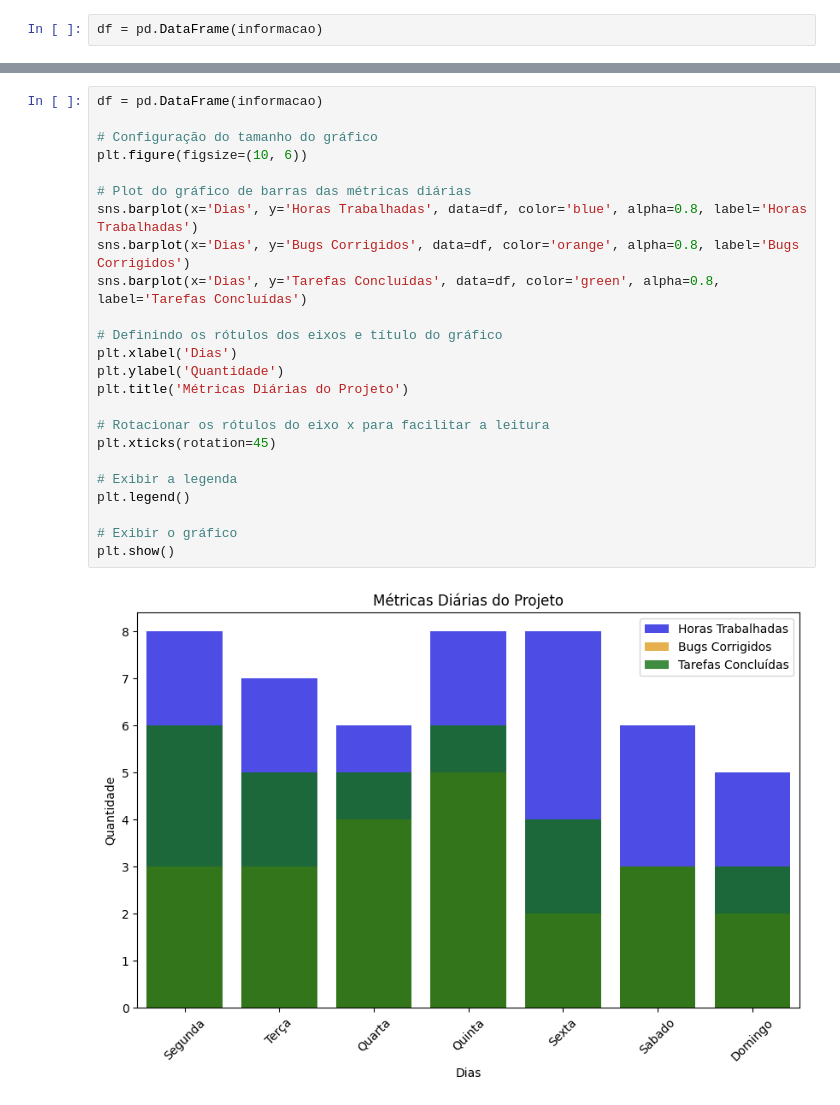
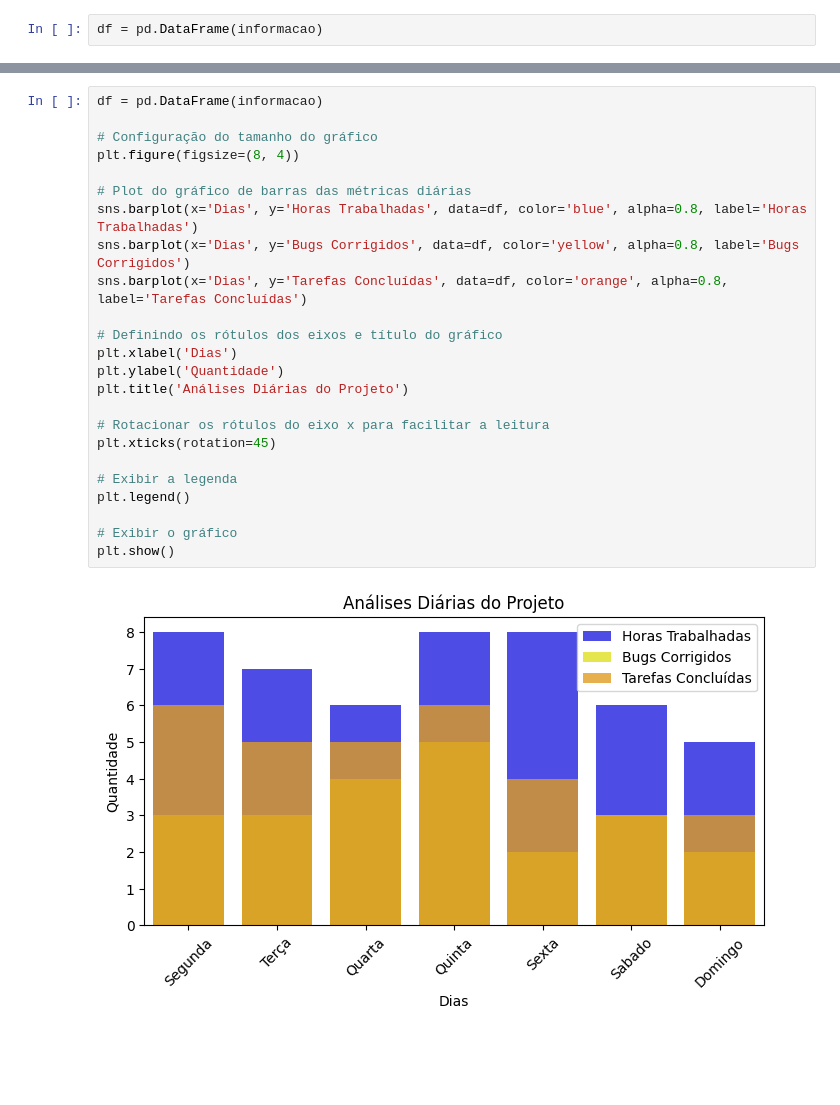
Before and after one commit to Fabiana5308/Fabiana5308, a Jupyter notebook: projeto_individual_M4.ipynb, the cells around one changed output, grey strips where cells are left out. Drawn from its saved outputs; the diff is of its cells as text; blank space fills up the shorter version.

```diff
--- a/projeto_individual_M4.ipynb
+++ b/projeto_individual_M4.ipynb
@@ -191,29 +182,29 @@ plt.show()
 # %%
 df = pd.DataFrame(informacao)
 
 # Configuração do tamanho do gráfico
-plt.figure(figsize=(10, 6))
+plt.figure(figsize=(8, 4))
 
 # Plot do gráfico de barras das métricas diárias
 sns.barplot(x='Dias', y='Horas Trabalhadas', data=df, color='blue', alpha=0.8, label='Horas Trabalhadas')
-sns.barplot(x='Dias', y='Bugs Corrigidos', data=df, color='orange', alpha=0.8, label='Bugs Corrigidos')
-sns.barplot(x='Dias', y='Tarefas Concluídas', data=df, color='green', alpha=0.8, label='Tarefas Concluídas')
+sns.barplot(x='Dias', y='Bugs Corrigidos', data=df, color='yellow', alpha=0.8, label='Bugs Corrigidos')
+sns.barplot(x='Dias', y='Tarefas Concluídas', data=df, color='orange', alpha=0.8, label='Tarefas Concluídas')
 
 # Definindo os rótulos dos eixos e título do gráfico
 plt.xlabel('Dias')
 plt.ylabel('Quantidade')
-plt.title('Métricas Diárias do Projeto')
+plt.title('Análises Diárias do Projeto')
 
 # Rotacionar os rótulos do eixo x para facilitar a leitura
 plt.xticks(rotation=45)
 
 # Exibir a legenda
 plt.legend()
 
 # Exibir o gráfico
 plt.show()
 # %% [output]
-[figure, old version]
+[figure, new version]
 # %%
 # Criação do DataFrame
 df = pd.DataFrame(informacao)
```
Also changed, not shown: parts of 14 cells of this notebook.
